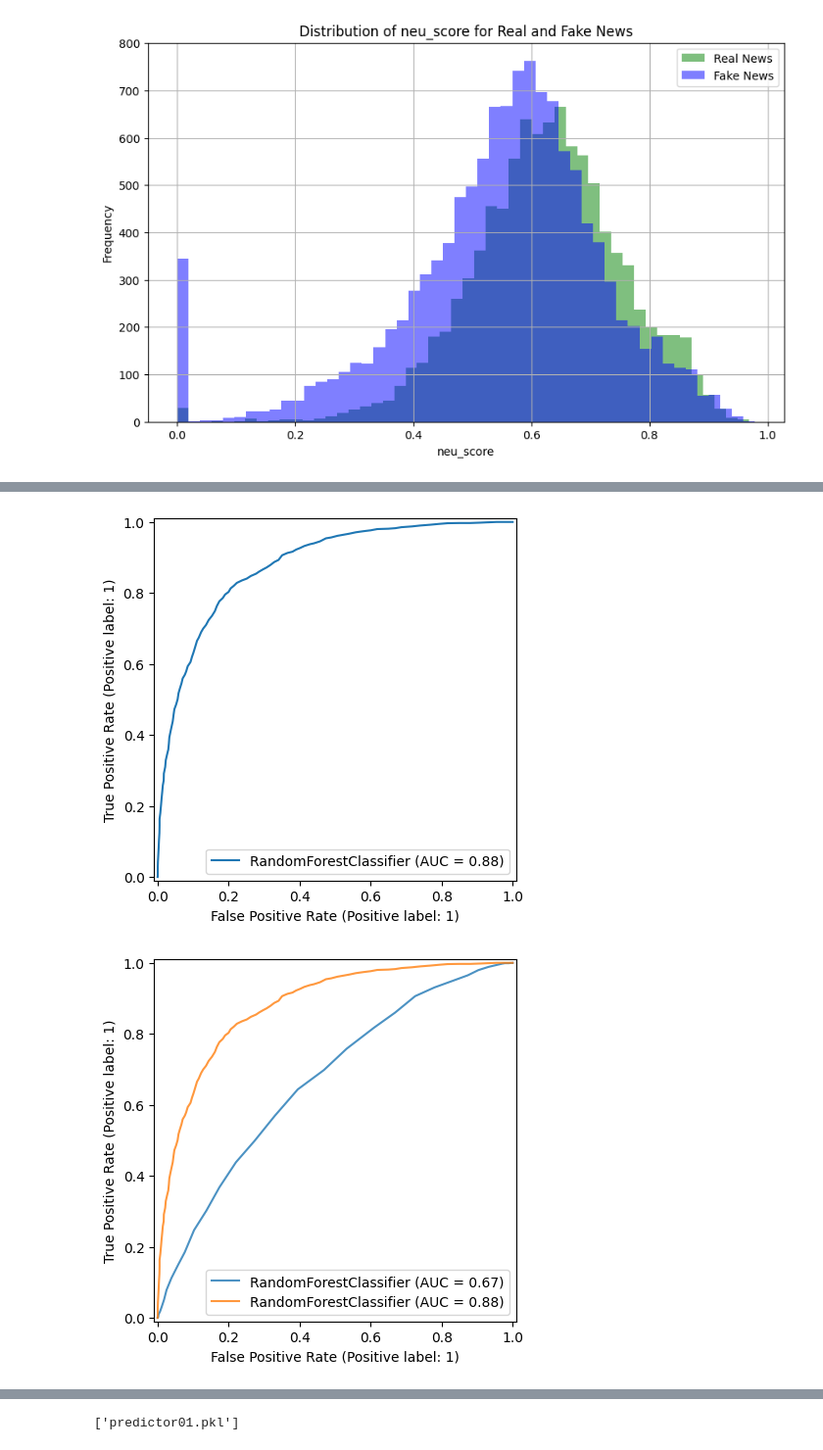
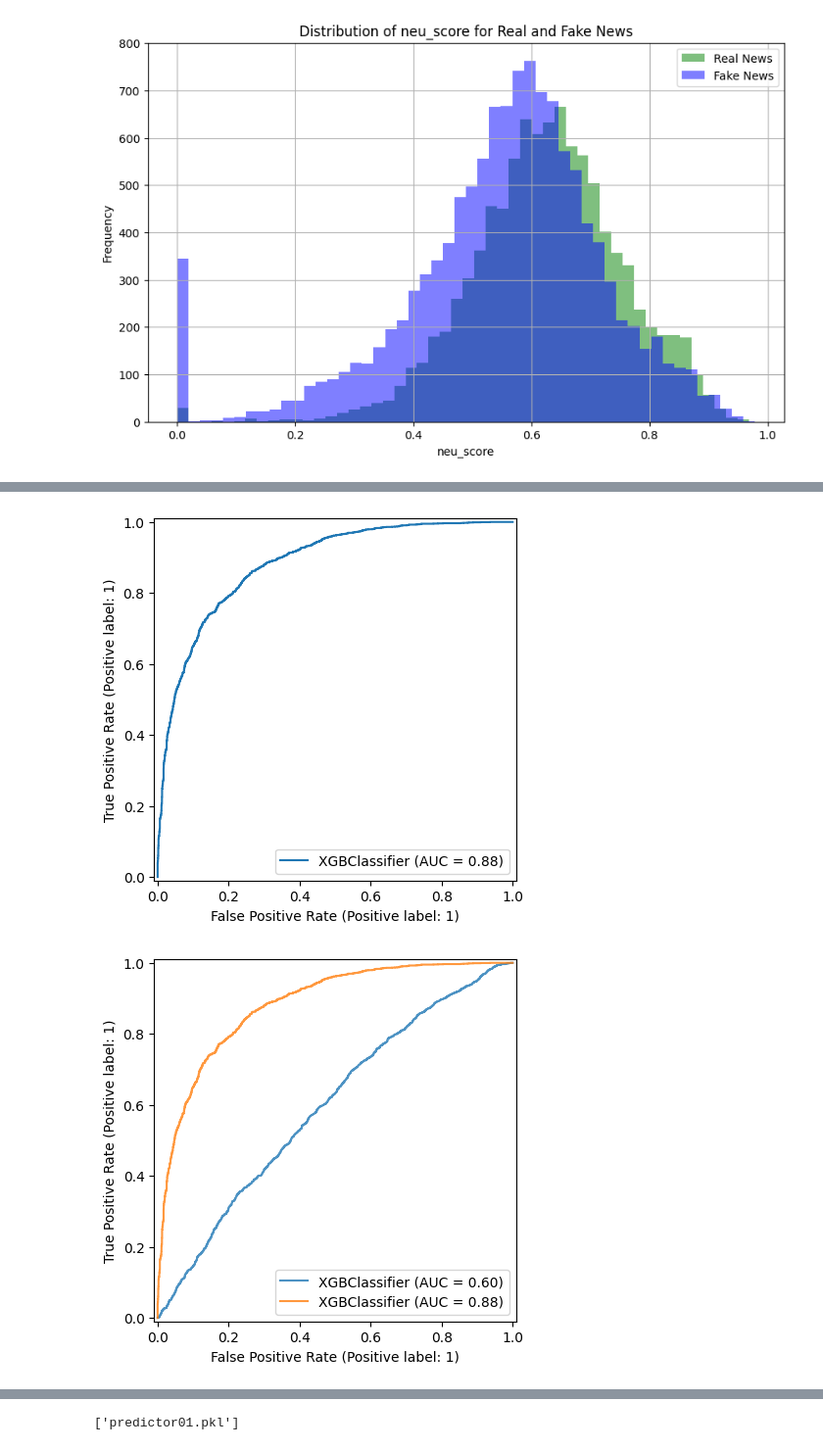
Before and after one commit to W1ndrunn3rr/SpamPredictor, a Jupyter notebook: notebooks/model_training.ipynb, the cells around one changed output, grey strips where cells are left out. Shown at 98% size. Saved outputs shown, nothing was run; the diff lists cells and outputs as text; code cells hidden in the pictures.

Commit message:
Added model class and xgb_clf for models

```diff
--- a/notebooks/model_training.ipynb
+++ b/notebooks/model_training.ipynb
@@ -253,3 +290,0 @@ Best ensemble: VotingClassifier(estimators=[('SVC(probability=True)', SVC(probab
-# %%
-r_forest = RandomForestClassifier()
-r_forest.fit(news_prepared, y_train)
@@ -271,22 +296,17 @@ STD: 0.0041043130667557
 # %%
-from sklearn.model_selection import GridSearchCV
+from sklearn.model_selection import RandomizedSearchCV
 
-param_grid = {
-    'n_estimators': [100, 250,500],
-    'min_samples_split': [2, 5],
-    'min_samples_leaf': [1, 2,],
-    'min_impurity_decrease' : [0.0, 0.1]0.8542719230402226
-}
-
-rf = RandomForestClassifier(random_state=42)
+params = {
+        'min_child_weight': [1, 5, 10],
+        'gamma': [0.5, 1, 1.5, 2, 5],
+        'subsample': [0.6, 0.8, 1.0],
+        'colsample_bytree': [0.6, 0.8, 1.0],
+        'max_depth': [3, 4, 5]
+        }
 
 
-grid_search = GridSearchCV(estimator=rf,
-                           param_grid=param_grid,
-                           cv=5,
-                           n_jobs=-1,
-                           verbose=1,
-                           scoring='accuracy')
+grid_search = RandomizedSearchCV(xgb_model, param_distributions=params, n_iter=5, scoring='roc_auc', n_jobs=4, cv=5, verbose=3, random_state=42 )
+
 
 
 grid_search.fit(X_train, y_train)
@@ -295,5 +315,5 @@ grid_search.fit(X_train, y_train)
 print("Best parameters found: ", grid_search.best_params_)
 print("Best cross-validated score: {:.2f}".format(grid_search.best_score_))
 
-#Best parameters found:  {'min_impurity_decrease': 0.0, 'min_samples_leaf': 1, 'min_samples_split': 5, 'n_estimators': 500}
-# Best cross-validated score: 0.80
+# Best parameters found:  {'subsample': 0.8, 'min_child_weight': 10, 'max_depth': 4, 'gamma': 1.5, 'colsample_bytree': 0.6}
+# Best cross-validated score: 0.88
@@ -300,6 +331,6 @@ print("Best cross-validated score: {:.2f}".format(grid_search.best_score_))
 # %%
-final_model = RandomForestClassifier(n_estimators=500, min_samples_split=5, min_samples_leaf=1, min_impurity_decrease=0.0, random_state=42)
-final_model.fit(news_prepared, y_train)
+final_model = xgb.XGBClassifier(learning_rate=0.1, n_estimators=120, objective='binary:logistic', random_state=42, subsample=0.8, min_child_weight=10, max_depth=4, gamma=1.5, colsample_bytree=0.6)
+final_model.fit(news_prepared, y_train,eval_set=[(pipeline.transform(X_test), y_test)])
 test_prepared = pipeline.transform(X_test)
 
 final_predictions = final_model.predict(test_prepared)
@@ -313,16 +362,16 @@ STD: 0.005358475397297626
 # %%
 from sklearn.metrics import RocCurveDisplay
-svc_disp = RocCurveDisplay.from_estimator(r_forest, test_prepared, y_test)
+svc_disp = RocCurveDisplay.from_estimator(final_model, test_prepared, y_test)
 plt.show()
 # %% [output]
-[figure, old version]
+[figure, new version]
 # %%
 ax = plt.gca()
-rfc_disp = RocCurveDisplay.from_estimator(r_forest, X_test, y_test, ax=ax, alpha=0.8)
+rfc_disp = RocCurveDisplay.from_estimator(final_model, X_test, y_test, ax=ax, alpha=0.8)
 svc_disp.plot(ax=ax, alpha=0.8)
 plt.show()
 # %% [output]
-[figure, old version]
+[figure, new version]
 # %%
 from sklearn.model_selection import cross_val_predict
 
```
Also changed, not shown: parts of 19 cells of this notebook, 6 other files.
